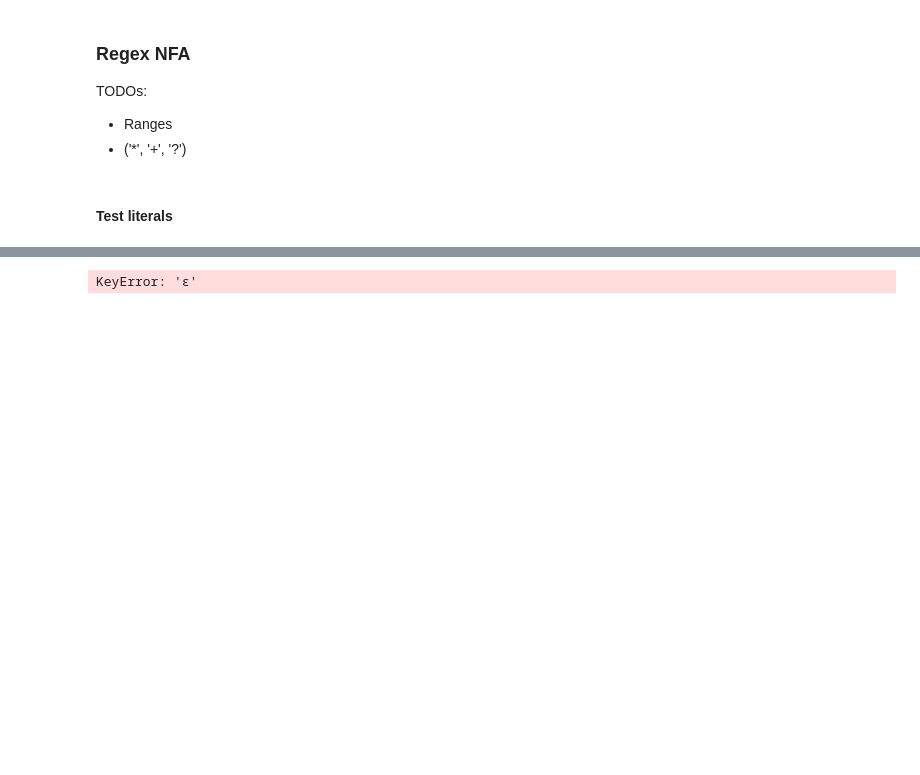
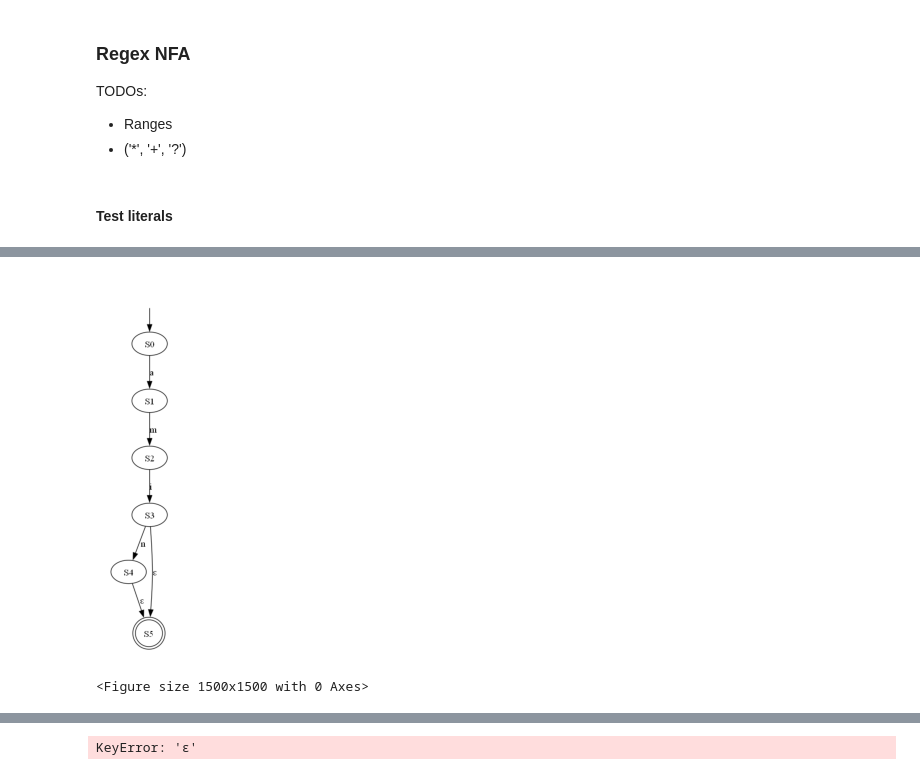
Before and after one commit to MohamedHAmin/NFA-DFA-cmd-generator, a Jupyter notebook: assignment_1.ipynb, the cells around one changed output, grey strips where cells are left out. Cells and saved outputs as stored; diff of their text form; code cells hidden in the pictures; blank space fills up the shorter version.

```diff
--- a/assignment_1.ipynb
+++ b/assignment_1.ipynb
@@ -186,0 +249,7 @@ KeyError: 'S1'
+# %%
+nfa = NFA()
+nfa.generate_NFA("amin?", "zeroOrOne.json")
+display_and_save_image("zeroOrOne.json", "zeroOrOne")
+# %% [output]
+[figure, added]
+<Figure size 1500x1500 with 0 Axes>
```
Also changed, not shown: parts of 4 cells of this notebook, 9 other files.
